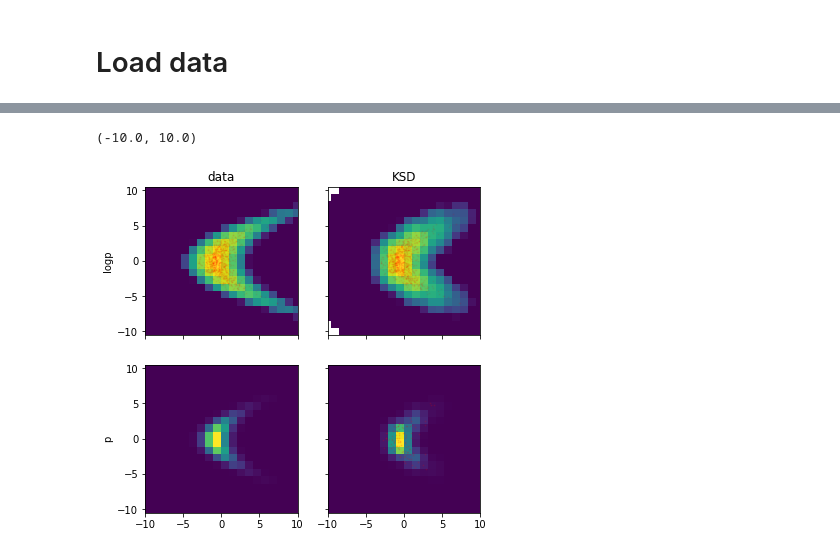
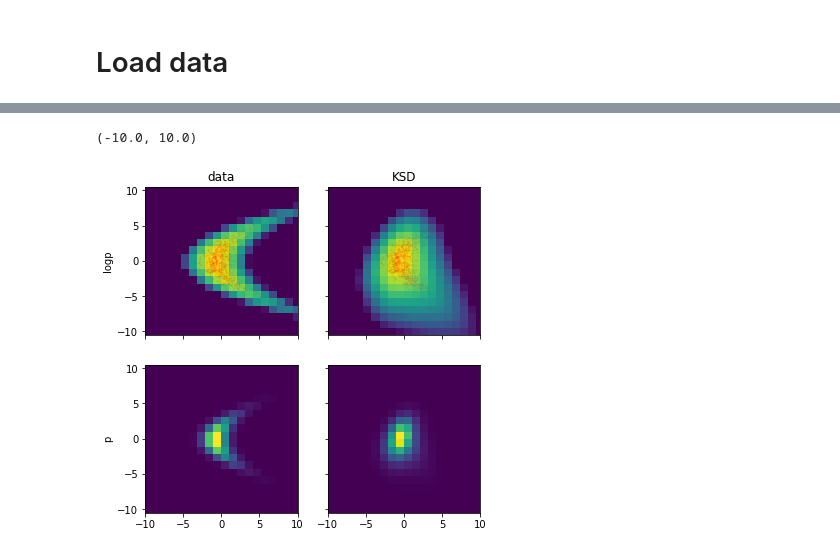
Before and after one commit to noukoudashisoup/score-EM, a Jupyter notebook: ipynb/ksd_banana_KL_q.ipynb, the cells around one changed output, grey strips where cells are left out. Cells and saved outputs as stored; diff of their text form; code cells hidden in the pictures.

```diff
--- a/ipynb/ksd_banana_KL_q.ipynb
+++ b/ipynb/ksd_banana_KL_q.ipynb
@@ -56,12 +59,45 @@ class GaussianEBM(nn.Module):
         x = self.likelihood(z).sample()
         return x
 
+class EBM(nn.Module):
+
+    '''
+    EBM
+    '''
+
+    def __init__(self, Dx, Dz, Dh):
+
+        super().__init__()
+
+        self.layer_1 = nn.Sequential(nn.Linear(Dx, Dh), nn.ELU())
+        self.W  = nn.Parameter(torch.randn(Dh, Dz) / 10)
+        self.Wx = nn.Parameter(torch.randn(Dh, Dh) / 10)
+        self.Wz = nn.Parameter(torch.randn(Dz, Dz))
+        self.bx = nn.Parameter(torch.randn(Dh) / 10)
+        self.bz = nn.Parameter(torch.randn(Dz))
+
+    def forward(self, X, Z):
+
+        h  = self.layer_1(X)
+        Wx = self.Wx @ self.Wx.T
+        Wz = self.Wz @ self.Wz.T
+        E  = 0.0
+#         E  = E + torch.einsum("ij,jk,ik->i", h, Wx, h)
+        E  = E + torch.einsum("ij,jk,ik->i", Z, Wz, Z)
+        E  = E + torch.einsum("ij,jk,ik->i", h, self.W, X)
+        E  = E + h @ self.bx
+        E  = E + Z @ self.bz
+
+        E  = E + ((X**2).sum(-1)) / 20
+        return -E
+
+
 # dimensionality of model
 Dx = 2
 Dz = 2
-Dh = 100
+Dh = 10
 
-lebm = ebm.LatentEBMAdapter(GaussianEBM(Dx, Dz, Dh), var_type_obs='continuous', var_type_latent='continuous')
+lebm = ebm.LatentEBMAdapter(EBM(Dx, Dz, Dh), var_type_obs='continuous', var_type_latent='continuous')
 # %%
 X = torch.as_tensor(x, dtype=torch.float32)
 # %%
@@ -248,33 +272,33 @@ def normalise(E):
 # %%
 fig, axes = plt.subplots(2,2,figsize=(6,6), sharex=True, sharey=True)
 
 
 ax = axes[0,0]
 ax.pcolor(grid, grid,E_true.reshape(ngrid,ngrid), shading='auto', vmin=-10, vmax=0)
 ax.scatter(x[:,1], x[:,0], c="r", s=1, alpha=0.05)
 
 
 ax = axes[1,0]
 ax.pcolor(grid, grid,normalise(E_true).reshape(ngrid,ngrid), shading='auto')
 
 ax = axes[0,1]
 ax.pcolor(grid, grid,E_eval,shading='auto', vmin=-10, vmax=0, )
 ax.scatter(x[:,1], x[:,0], c="r", s=1, alpha=0.05)
 
 ax = axes[1,1]
 ax.pcolor(grid, grid,normalise(E_eval),shading='auto' )
 ax.scatter(x[:,1], x[:,0], c="r", s=1, alpha=0.0)
-fake_x = lebm.module.sample(100)
-ax.scatter(fake_x[:,1], fake_x[:,0], c="r", s=1, alpha=0.1)
+# fake_x = lebm.module.sample(100)
+# ax.scatter(fake_x[:,1], fake_x[:,0], c="r", s=1, alpha=0.1)
 
 
 axes[0,0].set_ylabel("logp")
 axes[1,0].set_ylabel("p")
 
 axes[0,0].set_title("data")
 axes[0,1].set_title("KSD")
 
 axes[0,0].set_xlim(-10,10)
 # %% [output]
 (-10.0, 10.0)
-[figure, old version]
+[figure, new version]
```
Also changed, not shown: parts of 7 cells of this notebook, 3 other files.
